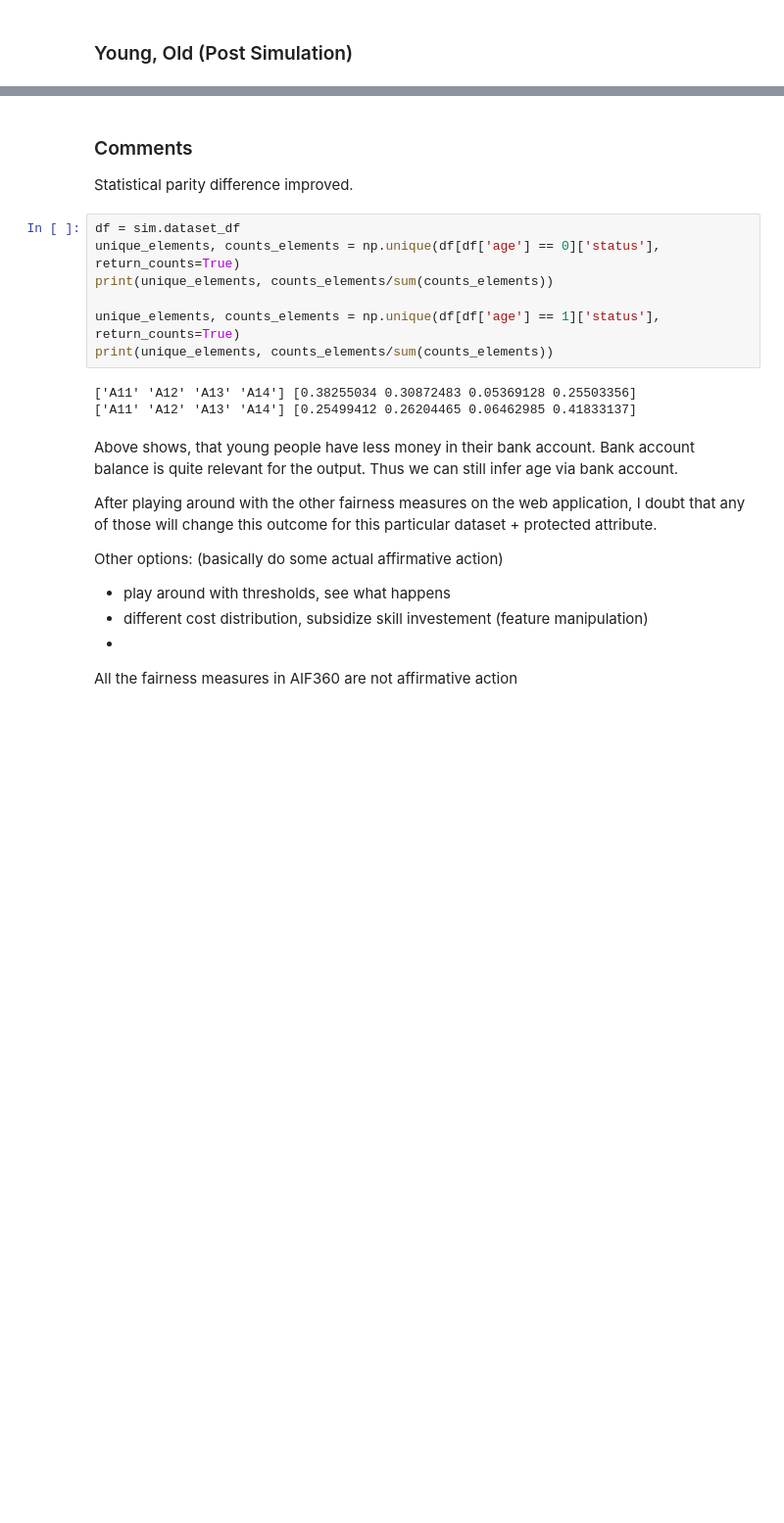
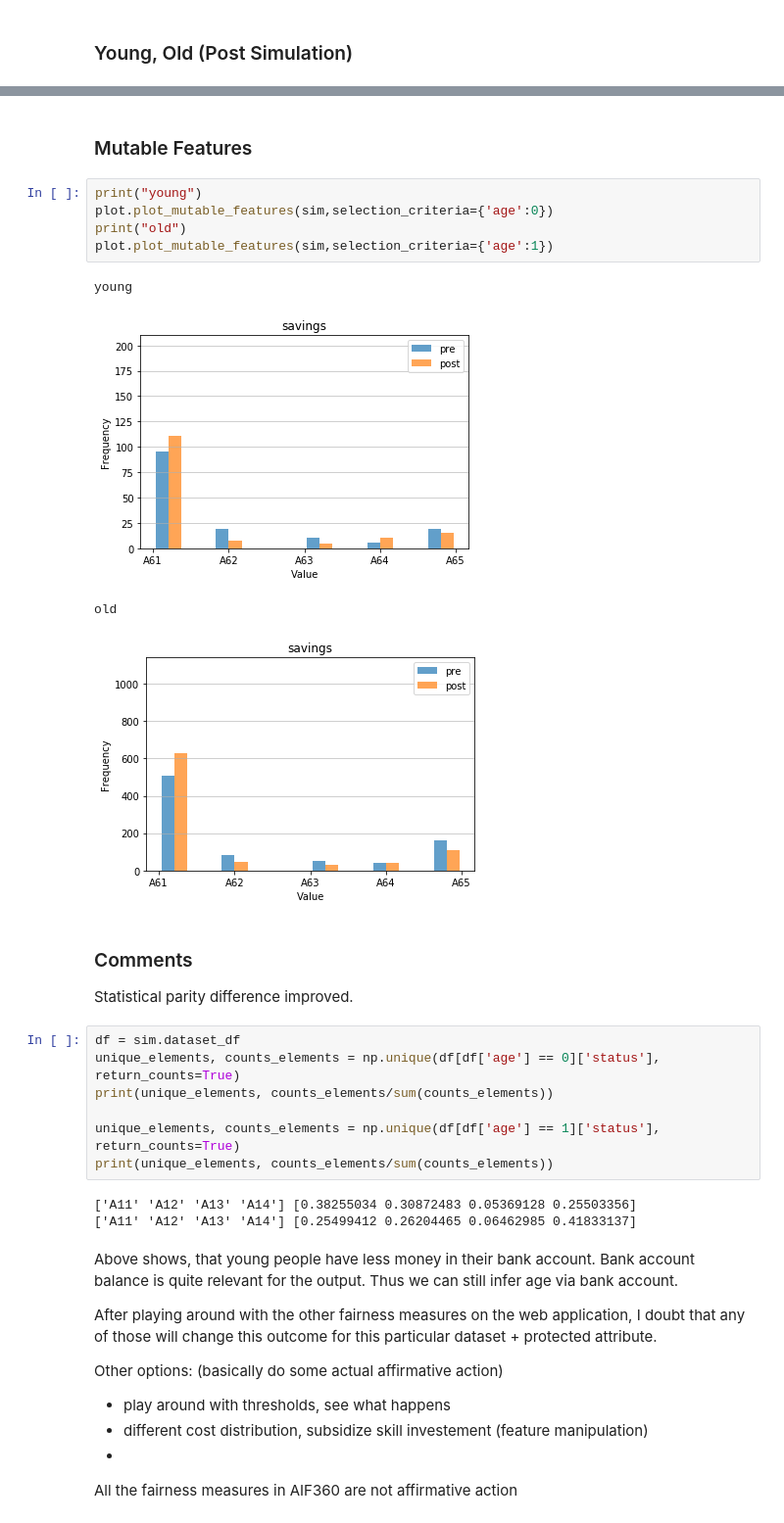
Before and after one commit to resulknad/fair-sim, a Jupyter notebook: german.ipynb, the cells around one changed output, grey strips where cells are left out. Shown at 98% size. Cells and saved outputs as stored; diff of their text form; blank space fills up the shorter version.

```diff
--- a/german.ipynb
+++ b/german.ipynb
@@ -130,3 +139,15 @@ print_table(sim.dataset_new_df)
+# %% [markdown]
+### Mutable Features
+# %%
+print("young")
+plot.plot_mutable_features(sim,selection_criteria={'age':0})
+print("old")
+plot.plot_mutable_features(sim,selection_criteria={'age':1})
+# %% [output]
+young
+[figure, added]
+old
+[figure, added]
 # %% [markdown]
 ### Comments
 Statistical parity difference improved.
```
Also changed, not shown: parts of 18 cells of this notebook, 8 other files.
